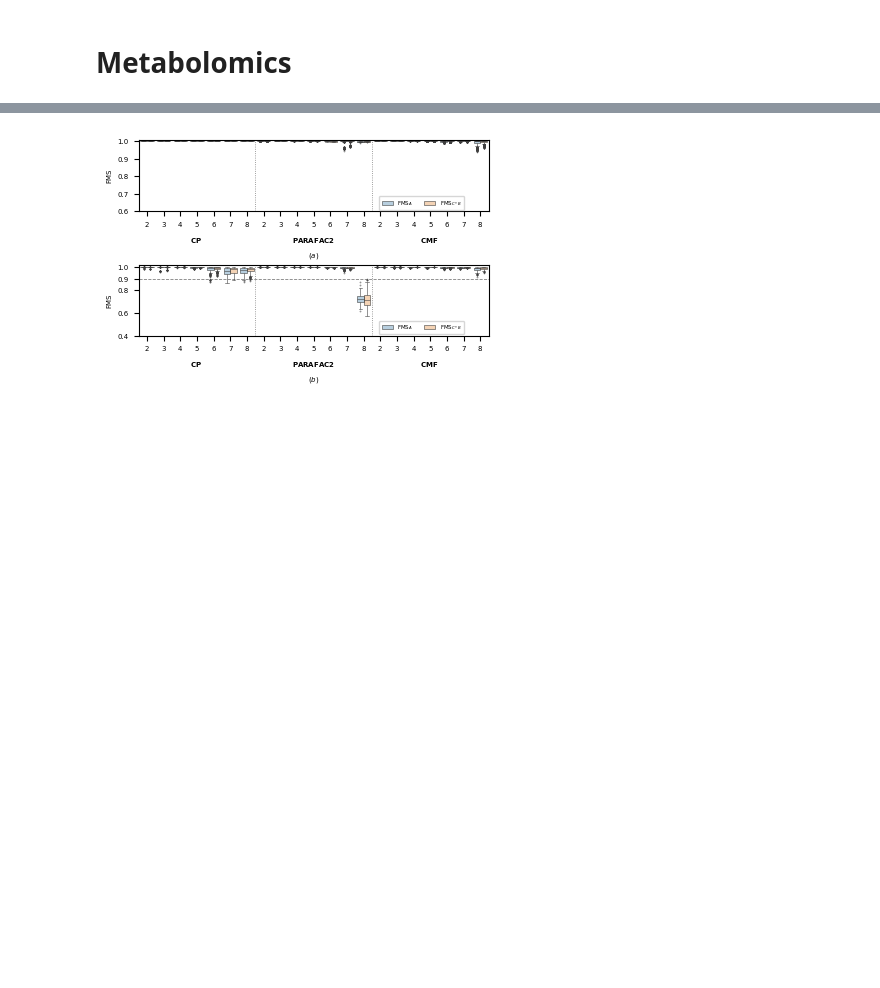
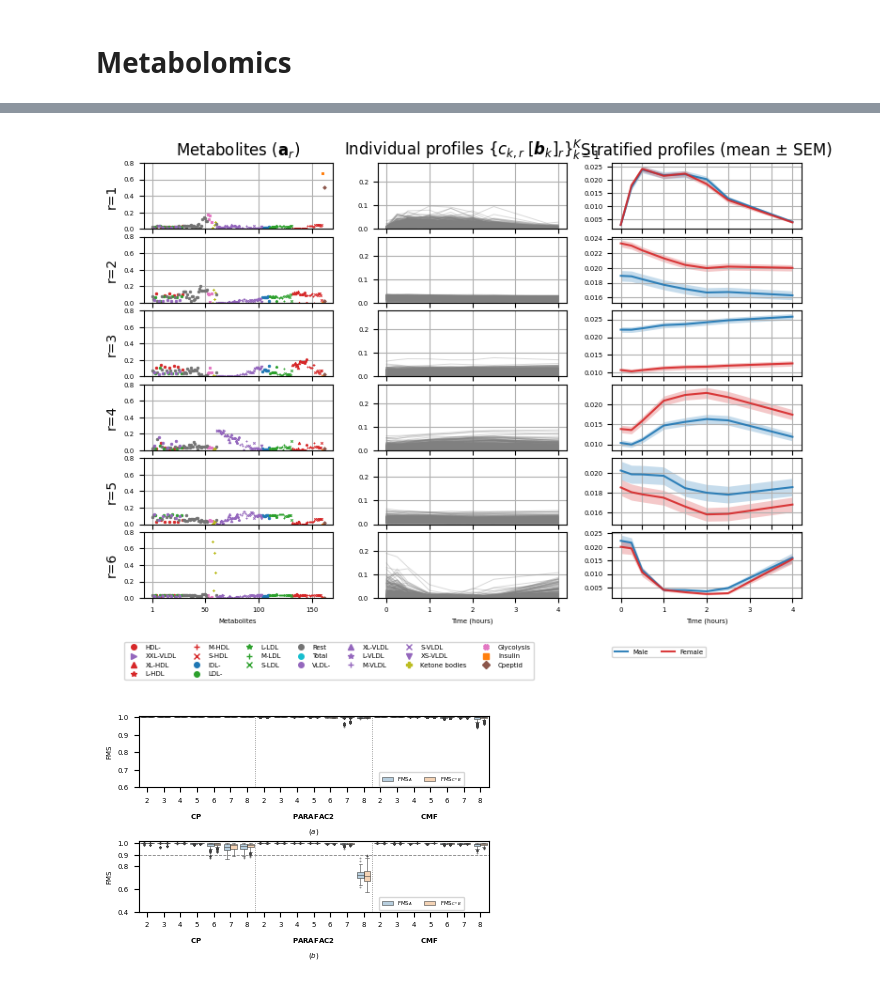
Before and after one commit to cchatzis/Revealing-Subject-specific-Temporal-Patterns-from-Longitudinal-Data, a Jupyter notebook: paper_plots.ipynb, the cells around one changed output, grey strips where cells are left out. Cells and saved outputs as stored; diff of their text form; code cells hidden in the pictures; blank space fills up the shorter version.

Commit message:
Added gender-related experimental results

```diff
--- a/paper_plots.ipynb
+++ b/paper_plots.ipynb
@@ -19,11 +19,15 @@ from tensorly.metrics import congruence_coefficient
 # %%
 # Load metadata
 
-# ⚠️ Load these for males (comment one of these)
+# ⚠️ Load these for males (uncomment one of these)
 df = pd.read_csv("Metabolomics/meta_males_safe.csv")
 group = df['group'].astype("string").to_numpy()
 
-# ⚠️ Load these for females (comment one of these)
+# ⚠️ Load these for females (uncomment one of these)
 # df = pd.read_csv("Metabolomics/meta_females_safe.csv")
 # group = df['group'].astype("string").to_numpy()
+
+# ⚠️ Load these for all genders (uncomment one of these)
+df = pd.read_csv("Metabolomics/meta_gender_safe.csv")
+gender_full = df['gender'].to_numpy()
 
@@ -104,3 +108,64 @@ plt.show()
+# %%
+# This can be used to reproduce the following figures of the paper:
+# ⚠️ make sure the appropriate metadata is loaded from the previous cell!
+# Fig. S.9 model: 'cp', n_components: 6
+# Fig. S.10 model: 'parafac2', n_components: 6
+# Fig. S.11 model: 'cmf', n_components: 6
+
+model = 'parafac2' # can be 'cmf', 'cp' or 'parafac2'
+n_components = 6
+
+#####################################################################
+
+with open(f'Metabolomics/results/uniqueness/factors_{model}_{n_components}_components_l_B_0.0_all.pkl', 'rb') as f:
+    results = pickle.load(f)
+
+A = results[0][0][2]
+C = results[0][0][0]
+if model != 'cp':
+    B = results[0][0][1]
+else:
+    B = [deepcopy(results[0][0][1]) for _ in range(A.shape[0])]
+
+if model == 'cp': # if model is 'cp' the order of the factors needs to be changed
+    (A,B,C) = (C,B,A)
+
+fig, axs = plt.subplots(
+    n_components, 3,
+    figsize=(8,0.65 * 8),
+    constrained_layout=False
+)
+
+fig.subplots_adjust(
+    left=0.06, right=0.935, bottom=0.08, top=0.97,
+    wspace=0.24, hspace=0.12
+)
+
+for i, comp in enumerate([5,3,1,4,0,2]): # keep the same ordering as in the paper
+    if i == 0:
+        plot_metabolite_component(factors=(A,B,C),comp=comp, metabolites=metabolites,axes=axs[i,0],plot_title=True,comp_i=i)
+        plot_metabolomics_profile_component(factors=(A,B,C),comp=comp,axes=axs[i,1],comp_i=i,plot_title=True,time_points=[0,0.25,0.5,1,1.5,2,2.5,4])
+        plot_metabolomics_stratified_profiles_component(factors=(A,B,C),comp=comp,axes=axs[i,2],plot_title=True,time_points=[0,0.25,0.5,1,1.5,2,2.5,4],group=gender_full)
+    elif i == 5:
+        plot_metabolite_component(factors=(A,B,C),comp=comp,metabolites=metabolites,axes=axs[i,0],plot_xticks=True,plot_legend=True,comp_i=i)
+        plot_metabolomics_profile_component(factors=(A,B,C),comp=comp,axes=axs[i,1],comp_i=i,plot_legend=True,plot_xticks=True,time_points=[0,0.25,0.5,1,1.5,2,2.5,4])
+        plot_metabolomics_stratified_profiles_component(factors=(A,B,C),comp=comp,axes=axs[i,2],plot_legend=True,plot_xticks=True,time_points=[0,0.25,0.5,1,1.5,2,2.5,4],group=gender_full)
+    else:
+        plot_metabolite_component(factors=(A,B,C),comp=comp,metabolites=metabolites,axes=axs[i,0],comp_i=i)
+        plot_metabolomics_profile_component(factors=(A,B,C),comp=comp,axes=axs[i,1],comp_i=i,time_points=[0,0.25,0.5,1,1.5,2,2.5,4])
+        plot_metabolomics_stratified_profiles_component(factors=(A,B,C),comp=comp,axes=axs[i,2],time_points=[0,0.25,0.5,1,1.5,2,2.5,4],group=gender_full)
+
+
+axs[0,0].set_xticks([0,49,99,149])
+axs[1,0].set_xticks([0,49,99,149])
+axs[2,0].set_xticks([0,49,99,149])
+axs[3,0].set_xticks([0,49,99,149])
+axs[4,0].set_xticks([0,49,99,149])
+axs[5,0].set_xticks([0,49,99,149])
+
+plt.show()
+# %% [output]
+[figure, added]
 # %%
 # This can be used to reproduce the following figures of the paper:
 # Fig. 5. gender: 'males'
```
Also changed, not shown: parts of 1 cell of this notebook, 23 other files.
